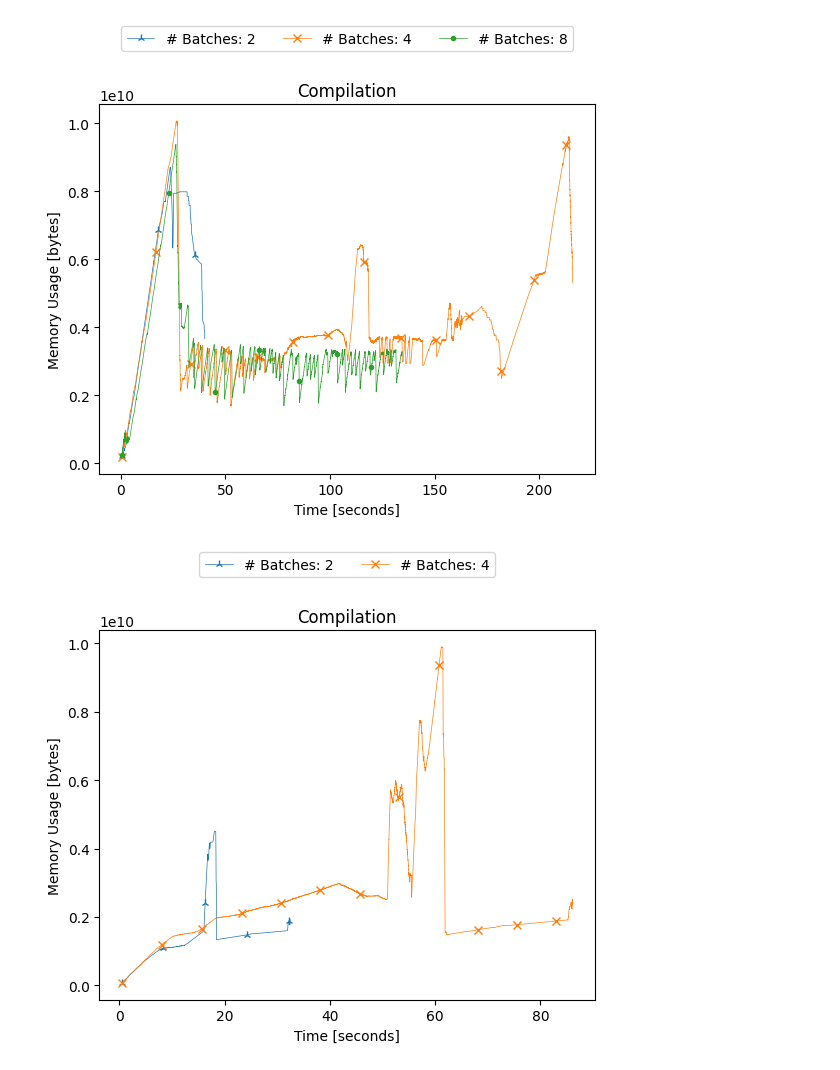
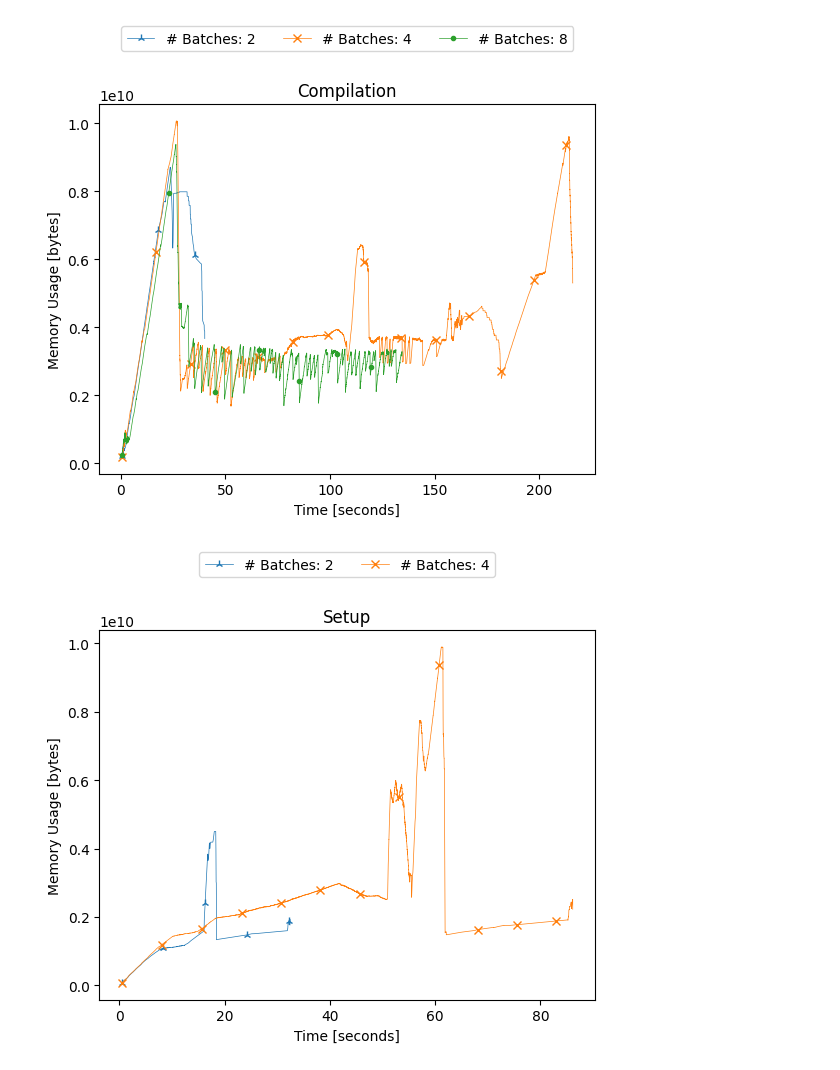
Before and after one commit to amrap030/c2d-marketplace, a Jupyter notebook: benchmarks/benchmarks.ipynb, the cells around one changed output. Cells and saved outputs as stored; diff of their text form; code cells hidden in the pictures.

```diff
--- a/benchmarks/benchmarks.ipynb
+++ b/benchmarks/benchmarks.ipynb
@@ -131,29 +131,29 @@ with PdfPages("sum/merkle/compilation.pdf") as pdf:
 # %%
 import json
 import matplotlib.pyplot as plt
 from matplotlib.backends.backend_pdf import PdfPages
 
 path = "sum/merkle/{}/measurements/setup.json"
 batch_sizes = [64, 128]
 batch_numbers = [2, 4]
 marker = ["2", "x"]
 
 plt.xlabel("Time [seconds]")
 plt.ylabel("Memory Usage [bytes]")
 for index, batch_size in enumerate(batch_sizes):
     with open(path.format(batch_numbers[index])) as f:
         data = json.load(f)
         times = data[0]["time_series"]["sample_milliseconds"]
         memory = data[0]["time_series"]["memory_bytes"]
         plt.plot([time/1000 for time in times], memory, linestyle="-", marker=marker[index], linewidth=0.5, markevery=4500, label="# Batches: {}".format(batch_numbers[index]))
 
 with PdfPages("sum/merkle/setup.pdf") as pdf:
     plt.legend(bbox_to_anchor=(0.5, 1.23), loc='upper center', ncols=3)
-    plt.title('Compilation')
+    plt.title('Setup')
     pdf.savefig(bbox_inches="tight")
     plt.show()
 # %% [output]
-[figure, old version]
+[figure, new version]
 # %%
 import json
 import matplotlib.pyplot as plt
```
Also changed, not shown: parts of 27 cells of this notebook.
